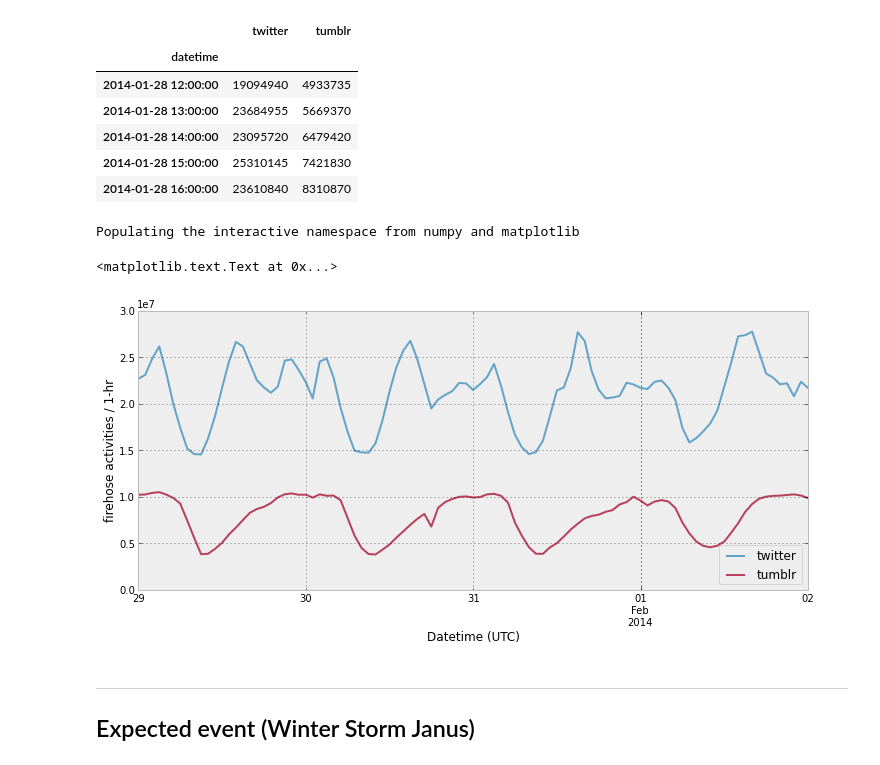
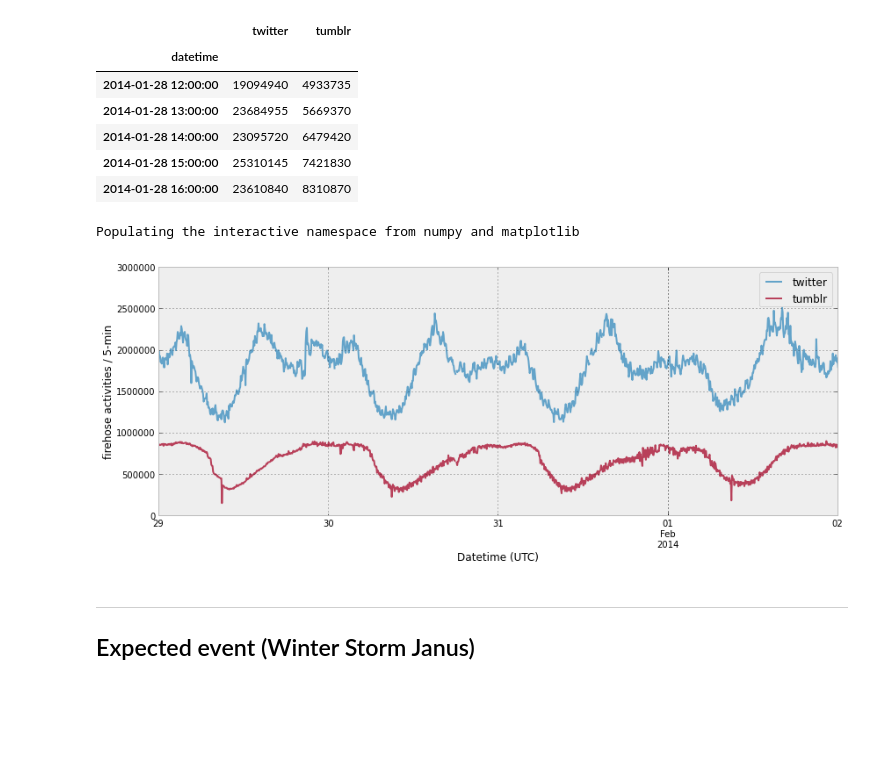
Before and after one commit to jrmontag/AnalyzeBoulder-SocialPulse, a Jupyter notebook: data/AB_social-pulse.ipynb, the cells around one changed output. Drawn from its saved outputs; the diff is of its cells as text; code cells hidden in the pictures; blank space fills up the shorter version.

```diff
--- a/data/AB_social-pulse.ipynb
+++ b/data/AB_social-pulse.ipynb
@@ -17,6 +17,7 @@ import json
 # prettier graphs, thanks to @Cmrn_DP
 s = json.load( open("./bmh_matplotlibrc.json") )
 matplotlib.rcParams.update(s)
+matplotlib.rcParams.update({'figure.autolayout': True})
 # %% [markdown]
 ## Twitter & Tumblr firehose volume
 # %%
@@ -80,29 +82,34 @@ both_hr.head()
 # %%
 %pylab inline
 
-# use the pandas wrapper for matplotlib...
-ax = both_hr.plot(
+# use the pandas wrapper for matplotlib
+#ax = both_hr.plot(
+ax = both.plot(
           style='-'
           , markersize=10
           , alpha=0.75
           #, ylim=[0, 2.6e6]
           , xlim=[pd.to_datetime("2014-01-29 00:00:00", format='%Y-%m-%d %H:%M:%S')
                   , pd.to_datetime("2014-02-02 00:00:00", format='%Y-%m-%d %H:%M:%S')
                   ]
           , legend=True
           , label="firehose activities"
           #, subplots=True
           , figsize=(12,5)
           )
 
 # ... but still have to set some params via mpl.plt
 plt.legend(loc='best')
-plt.ylabel('firehose activities / 1-hr')
+plt.ylabel('firehose activities / 5-min')
 plt.xlabel('Datetime (UTC)')
+
+# update the presentation figure automatically
+plt.savefig('../presentation/images/tw-tu_grapherator.png'
+            #, pad_inches=0.5
+            )
 # %% [output]
 Populating the interactive namespace from numpy and matplotlib
-<matplotlib.text.Text at 0x...>
-[figure, old version]
+[figure, new version]
 # %% [markdown]
 ---
 
```
Also changed, not shown: parts of 4 cells of this notebook.
